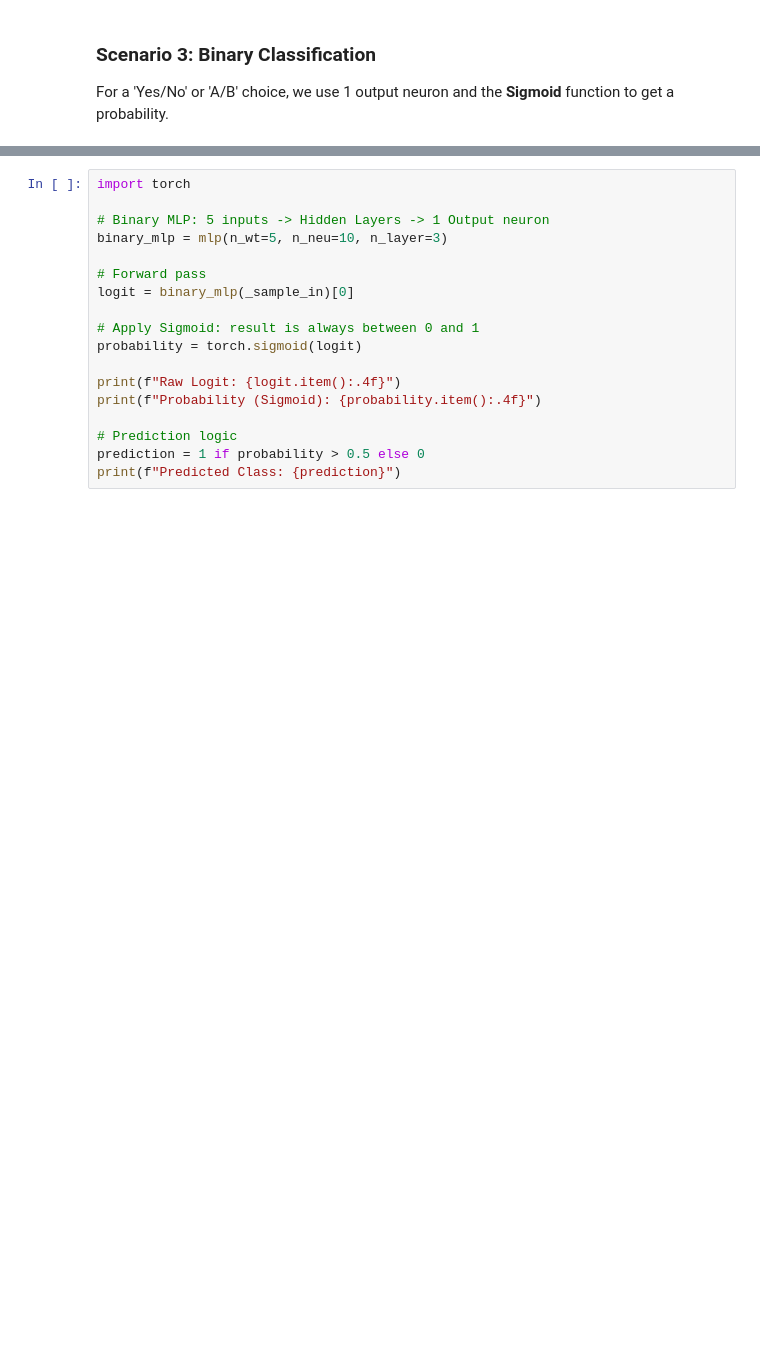
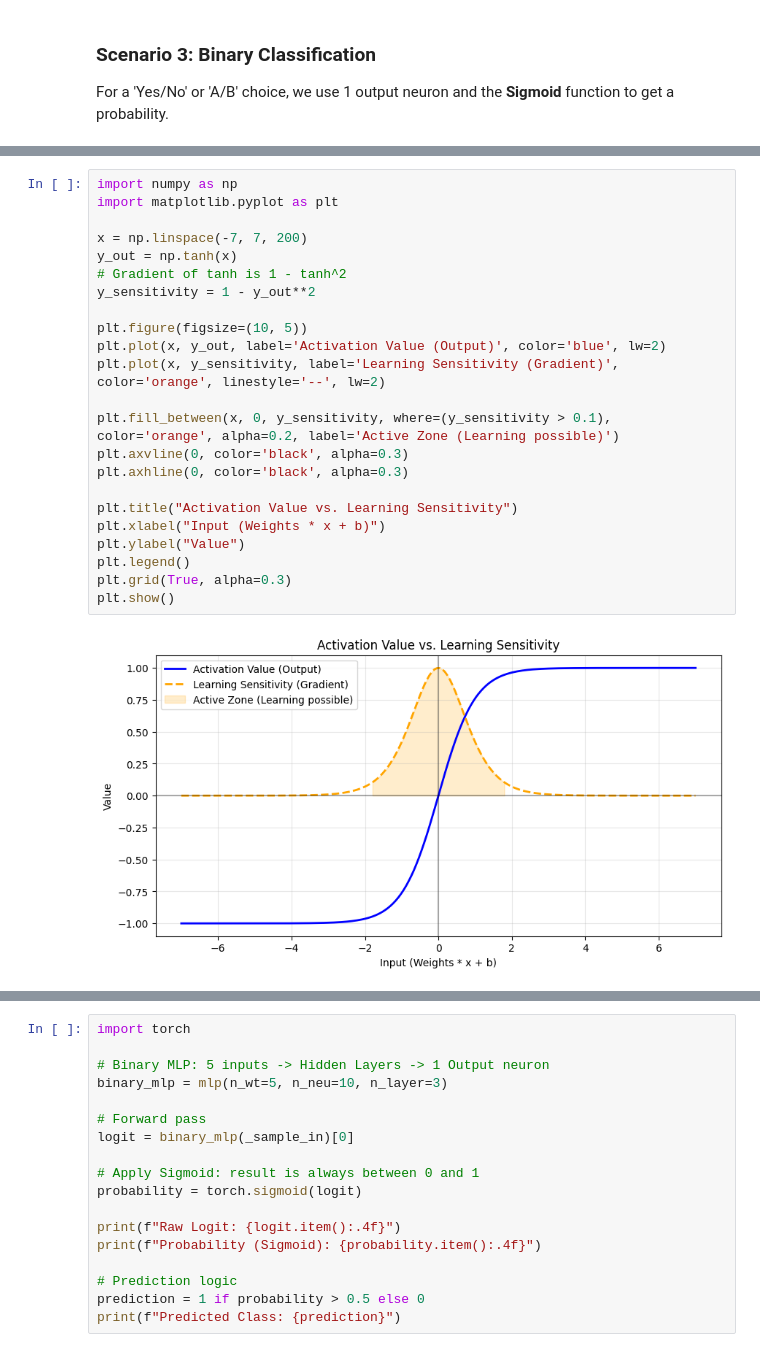
Before and after one commit to PradipBanik/Build_2026, a Jupyter notebook: Andrew_Karaoathy_summary.ipynb, the cells around one changed output, grey strips where cells are left out. Cells and saved outputs as stored; diff of their text form; blank space fills up the shorter version.

```diff
--- a/Andrew_Karaoathy_summary.ipynb
+++ b/Andrew_Karaoathy_summary.ipynb
@@ -977,0 +1191,25 @@ For a 'Yes/No' or 'A/B' choice, we use 1 output neuron and the **Sigmoid** funct
+# %%
+import numpy as np
+import matplotlib.pyplot as plt
+
+x = np.linspace(-7, 7, 200)
+y_out = np.tanh(x)
+# Gradient of tanh is 1 - tanh^2
+y_sensitivity = 1 - y_out**2
+
+plt.figure(figsize=(10, 5))
+plt.plot(x, y_out, label='Activation Value (Output)', color='blue', lw=2)
+plt.plot(x, y_sensitivity, label='Learning Sensitivity (Gradient)', color='orange', linestyle='--', lw=2)
+
+plt.fill_between(x, 0, y_sensitivity, where=(y_sensitivity > 0.1), color='orange', alpha=0.2, label='Active Zone (Learning possible)')
+plt.axvline(0, color='black', alpha=0.3)
+plt.axhline(0, color='black', alpha=0.3)
+
+plt.title("Activation Value vs. Learning Sensitivity")
+plt.xlabel("Input (Weights * x + b)")
+plt.ylabel("Value")
+plt.legend()
+plt.grid(True, alpha=0.3)
+plt.show()
+# %% [output]
+[figure, added]
```
Also changed, not shown: parts of 16 cells of this notebook.
